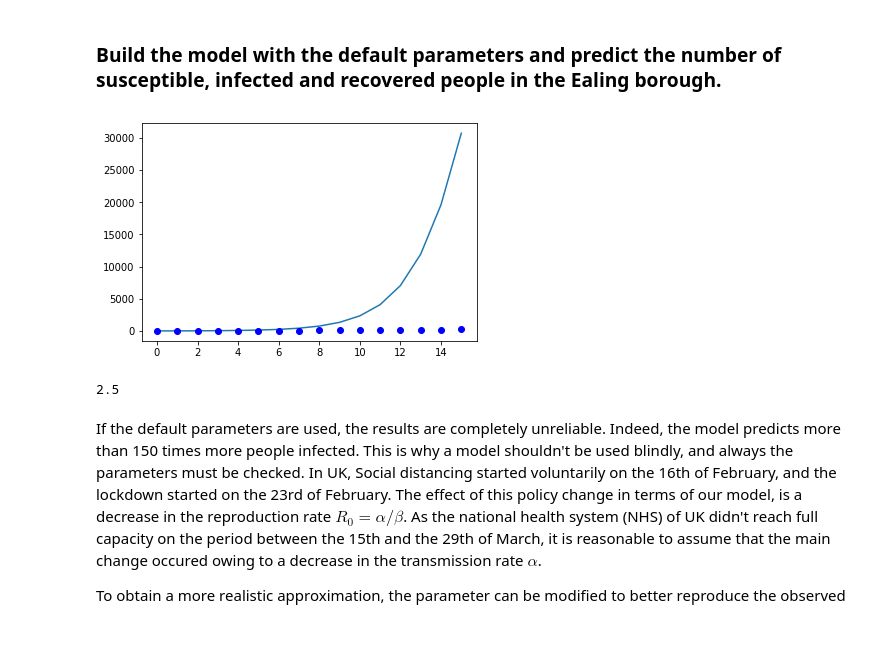
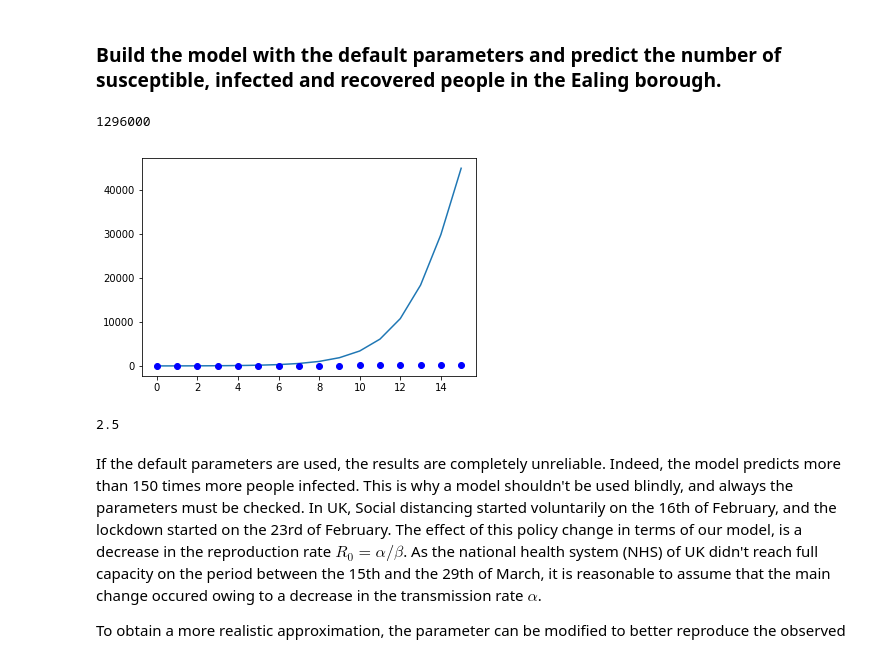
Before and after one commit to open-sir/open-sir, a Jupyter notebook: SIR-X.ipynb, the cells around one changed output. Drawn from its saved outputs; the diff is of its cells as text; code cells hidden in the pictures.

```diff
--- a/SIR-X.ipynb
+++ b/SIR-X.ipynb
@@ -157,7 +91,7 @@ R_Ealing = 0      # Recovered people at 29/03/2020
 n_days = len(Ealing_data)
 
 # Input parameters
-beta = 0.38/(3600*24) # Per day
+beta = 0.38 # Per day
 alpha = 2.5 * beta # WHO estimate
 # %% [markdown]
 #### Calculate model parameters and initial conditions
@@ -187,23 +123,29 @@ t = np.linspace(0, tf,numpoints)
+# %%
+tf
+# %% [output]
+1296000
 # %%
 # Build a SIR model
 my_SIR = SIR(p,w0)
 # Call model.solve functions with the time in seconds (tf) and the number of points where the solution will be evaluated
-sol = my_SIR.solve(tf,numpoints)
+sol = my_SIR.solve(n_days, numpoints)
 # Unpack the numerical solution for the susceptible (S), infected (I) and recovered or removed (R)
 S_sir = sol[:,1]
 I_sir = sol[:,2]
 R_sir = sol[:,3]
 # Convert the ratio to population
 N_I_sir = I_sir*P_Ealing
 # Plot the results
-# Define array of days
+# Define array of days. Note that the initial day is the day "zero", so
+# the final day is the number of days minus one. This is divided in n_days
+# intervals to be consistent with the input
 days_list = np.linspace(0, n_days-1, n_days)
 plt.plot(days_list, N_I_sir)
 plt.plot(days_list, Ealing_data,'bo')
 plt.show()
-my_SIR.R_0
+my_SIR.r0
 # %% [output]
-[figure, old version]
+[figure, new version]
 2.5
 # %% [markdown]
 If the default parameters are used, the results are completely unreliable. Indeed, the model predicts more than 150 times more people infected. This is why a model shouldn't be used blindly, and always the parameters must be checked. In UK, Social distancing started voluntarily on the 16th of February, and the lockdown started on the 23rd of February. The effect of this policy change in terms of our model, is a decrease in the reproduction rate $R_0 = \alpha / \beta$. As the national health system (NHS) of UK didn't reach full capacity on the period between the 15th and the 29th of March, it is reasonable to assume that the main change occured owing to a decrease in the transmission rate $\alpha$.
```
Also changed, not shown: parts of 11 cells of this notebook, 2 other files.
